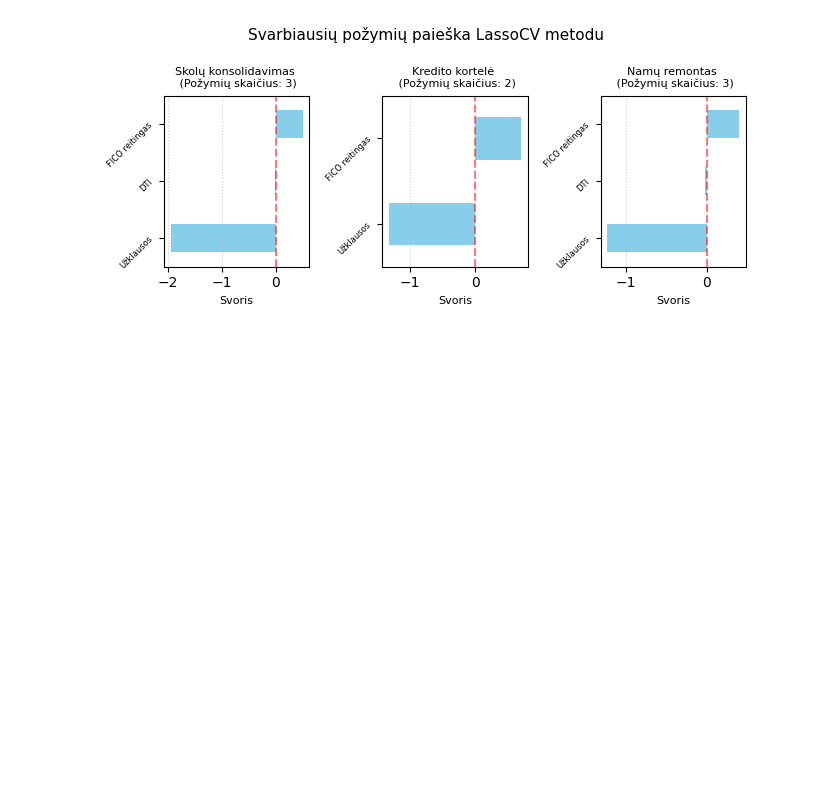
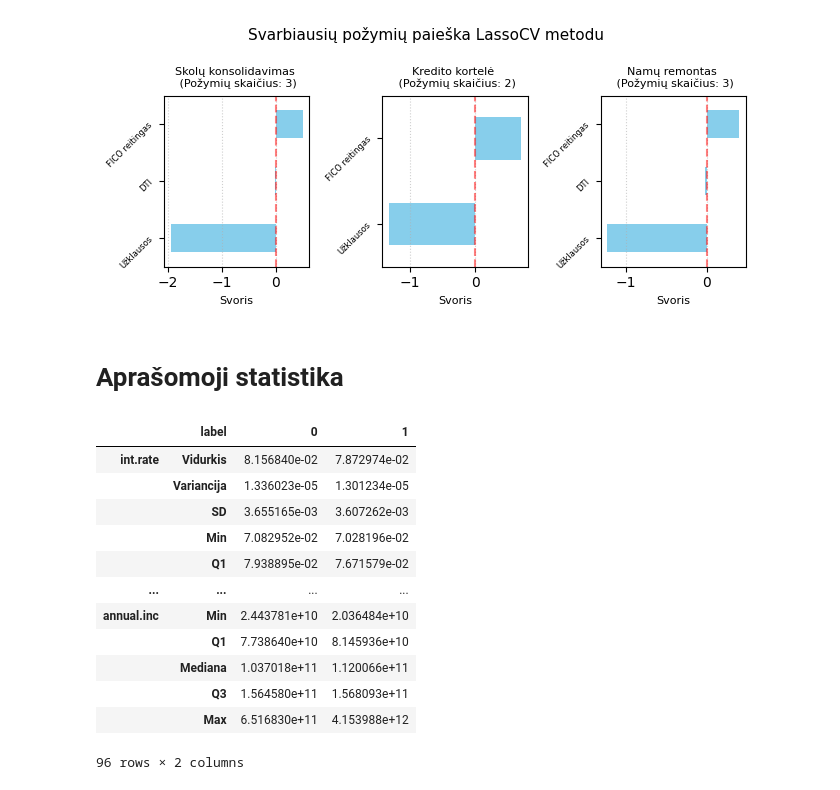
Before and after one commit to EvelinaDu/Papildomi_duomenu_vizualizavimo_skyriai, a Jupyter notebook: 3_laboratorinis/main.ipynb, the cells around one changed output. Cells and saved outputs as stored; diff of their text form; code cells hidden in the pictures; blank space fills up the shorter version.

```diff
--- a/3_laboratorinis/main.ipynb
+++ b/3_laboratorinis/main.ipynb
@@ -261,3 +268,61 @@ Atmesti požymiai: ['DTI', 'days.with.cr.line', 'revol.bal', 'revol.util', 'deli
 Svarbiausių požymių kiekis: 3
 Atmesti požymiai: ['days.with.cr.line', 'revol.bal', 'revol.util', 'delinq.2yrs', 'pub.rec', 'annual.inc']
 [figure]
+# %% [markdown]
+# Aprašomoji statistika
+# %%
+purposes = ['debt_consolidation', 'credit_card', 'home_improvement']
+
+def prepare_and_denorm(purpose_name):
+    subset = sampled_data[sampled_data['purpose'] == purpose_name].copy()
+    subset = subset.rename(columns={'credit.policy': 'label'}).drop(columns=['purpose'])
+
+    cols_to_fix = subset.select_dtypes(include=[np.number]).columns.drop('label', errors='ignore')
+
+    subset[cols_to_fix] = subset[cols_to_fix] * (orig_max[cols_to_fix] - orig_min[cols_to_fix]) + orig_min[cols_to_fix]
+
+    return subset
+
+dfs = {p: prepare_and_denorm(p) for p in purposes}
+
+data_w_clusters_debt = dfs['debt_consolidation']
+data_w_clusters_credit = dfs['credit_card']
+data_w_clusters_home = dfs['home_improvement']
+# %%
+def get_characteristic_table(df, group_col='label'):
+    numeric_cols = df.select_dtypes(include=[np.number]).columns.tolist()
+    if group_col in numeric_cols:
+        numeric_cols.remove(group_col)
+
+    char_table = df.groupby(group_col, observed=False)[numeric_cols].agg([
+        'mean',
+        'var',
+        'std',
+        'min',
+        lambda x: x.quantile(0.25), # Q1
+        'median',
+        lambda x: x.quantile(0.75), # Q3
+        'max'
+    ])
+
+    char_table.columns = char_table.columns.set_levels(
+        ['Vidurkis', 'Variancija', 'SD', 'Min', 'Q1', 'Mediana', 'Q3', 'Max'], level=1
+    )
+
+    return char_table.T
+# %%
+get_characteristic_table(data_w_clusters_debt)
+# %% [output]
+|  | label | 0 | 1 |
+| int.rate | Vidurkis | 8.156840e-02 | 7.872974e-02 |
+|  | Variancija | 1.336023e-05 | 1.301234e-05 |
+|  | SD | 3.655165e-03 | 3.607262e-03 |
+|  | Min | 7.082952e-02 | 7.028196e-02 |
+|  | Q1 | 7.938895e-02 | 7.671579e-02 |
+| ... | ... | ... | ... |
+| annual.inc | Min | 2.443781e+10 | 2.036484e+10 |
+|  | Q1 | 7.738640e+10 | 8.145936e+10 |
+|  | Mediana | 1.037018e+11 | 1.120066e+11 |
+|  | Q3 | 1.564580e+11 | 1.568093e+11 |
+|  | Max | 6.516830e+11 | 4.153988e+12 |
+96 rows × 2 columns
```
Also changed, not shown: parts of 4 cells of this notebook.
